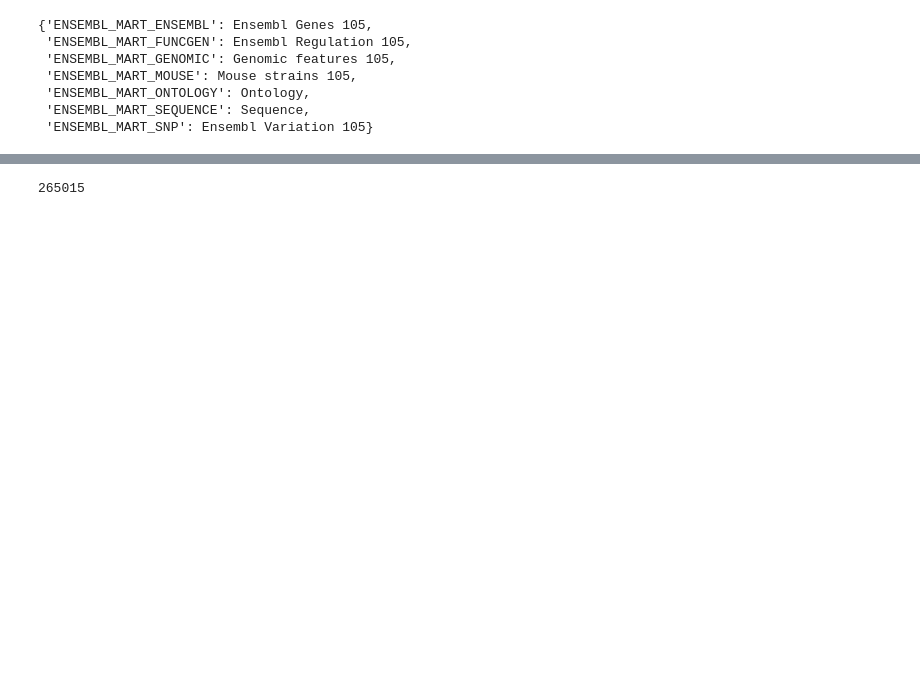
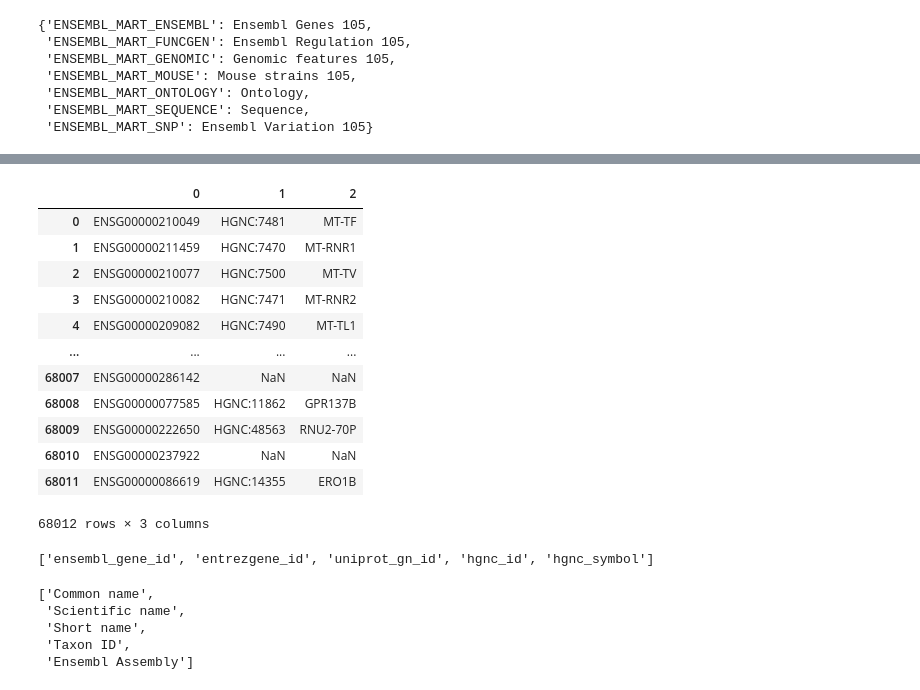
Before and after one commit to laminlabs/bionty-base, a Jupyter notebook: biomap/bioentity/biomart.ipynb, the cells around one changed output, grey strips where cells are left out. Cells and saved outputs as stored; diff of their text form; code cells hidden in the pictures; blank space fills up the shorter version.

Commit message:
added attributes

```diff
--- a/biomap/bioentity/biomart.ipynb
+++ b/biomap/bioentity/biomart.ipynb
@@ -70,6 +61,2 @@ def get_ensembl_mappings():
 # %%
-ensembl_to_genesymbol = get_ensembl_mappings()
+res = get_ensembl_mappings()
-# %%
-len(ensembl_to_genesymbol)
-# %% [output]
-265015
@@ -75,0 +66,22 @@ len(ensembl_to_genesymbol)
+# %%
+df = pd.read_csv(io.StringIO(res), sep='\t', header=None)
+# %%
+df
+# %% [output]
+|  | 0 | 1 | 2 |
+| 0 | ENSG00000210049 | HGNC:7481 | MT-TF |
+| 1 | ENSG00000211459 | HGNC:7470 | MT-RNR1 |
+| 2 | ENSG00000210077 | HGNC:7500 | MT-TV |
+| 3 | ENSG00000210082 | HGNC:7471 | MT-RNR2 |
+| 4 | ENSG00000209082 | HGNC:7490 | MT-TL1 |
+| ... | ... | ... | ... |
+| 68007 | ENSG00000286142 | NaN | NaN |
+| 68008 | ENSG00000077585 | HGNC:11862 | GPR137B |
+| 68009 | ENSG00000222650 | HGNC:48563 | RNU2-70P |
+| 68010 | ENSG00000237922 | NaN | NaN |
+| 68011 | ENSG00000086619 | HGNC:14355 | ERO1B |
+68012 rows × 3 columns
+# %%
+Gene.attributes('human')
+# %% [output]
+['ensembl_gene_id', 'entrezgene_id', 'uniprot_gn_id', 'hgnc_id', 'hgnc_symbol']
@@ -75,0 +90,8 @@ len(ensembl_to_genesymbol)
+# %%
+Species.attributes()
+# %% [output]
+['Common name',
+ 'Scientific name',
+ 'Short name',
+ 'Taxon ID',
+ 'Ensembl Assembly']
```
Also changed, not shown: parts of 8 cells of this notebook, 3 other files.
